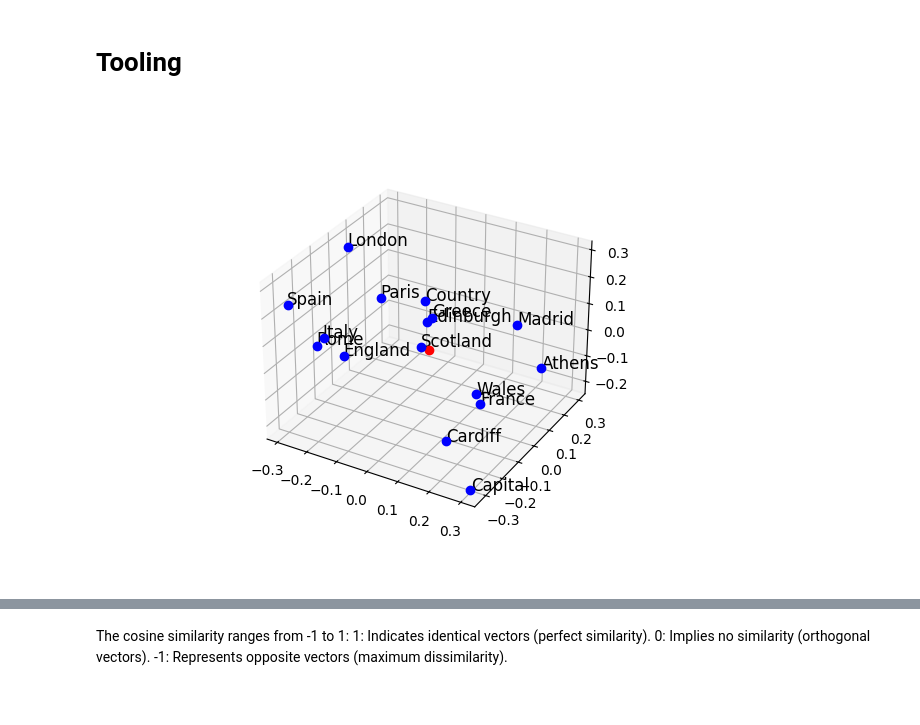
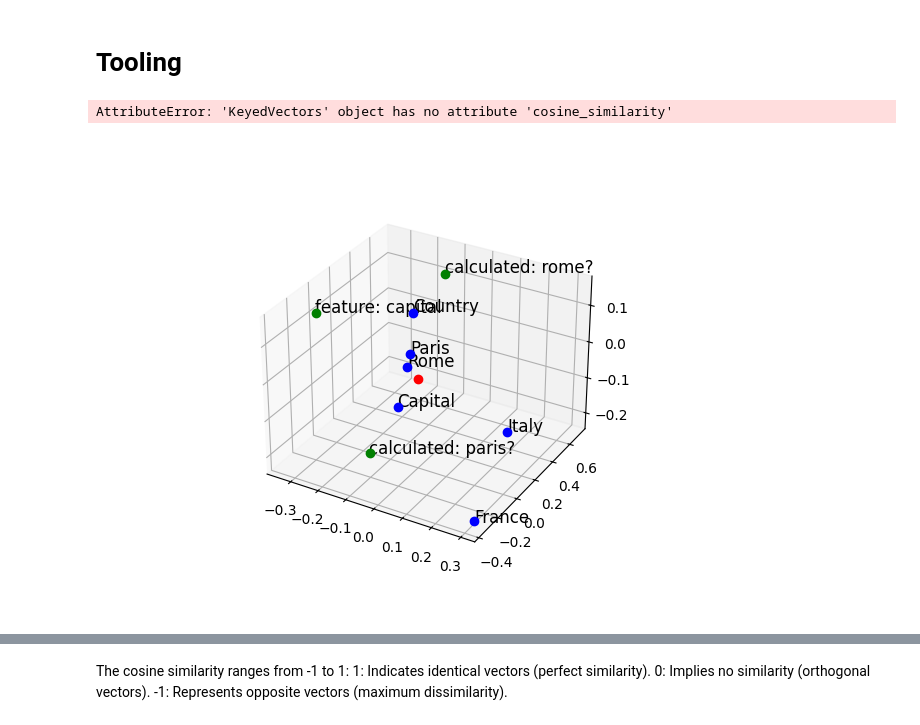
Before and after one commit to DanielJMWilliams/PolysemanticUniversality, a Jupyter notebook: embeddings_tests.ipynb, the cells around one changed output, grey strips where cells are left out. Cells and saved outputs as stored; diff of their text form; code cells hidden in the pictures.

Commit message:
add additional points to graph

```diff
--- a/embeddings_tests.ipynb
+++ b/embeddings_tests.ipynb
@@ -111,53 +111,83 @@ def getCoords(vocab, model):
   for word in vocab:
     v = model.wv[word]
     xs.append(v[0])
     ys.append(0)
   return xs, ys
 
 def plot_on_graph(point, annotation, graph):
   graph.plot(point[0], point[1], point[2],  'go')
   graph.text(point[0] * (1 + 0.01), point[1] * (1 + 0.01), point[2] * (1 + 0.01) , annotation, fontsize=12)
   return graph
 
-def plot(vocab, model, dimensions):
+def plot_point(point, ax, dimensions, colour):
+  v = point["vector"]
+  if dimensions <=2:
+    ax.plot(v[0], v[1], colour)
+    ax.text(v[0] * (1 + 0.01), v[1] * (1 + 0.01) , point["annotation"], fontsize=12)
+
+  elif dimensions >=3:
+    # syntax for 3-D projection
+    ax.plot(v[0], v[1], v[2], colour)
+    ax.text(v[0] * (1 + 0.01), v[1] * (1 + 0.01) , v[2] * (1 + 0.01) , point["annotation"], fontsize=12, zorder=1)
+  return ax
+
+def plot(points, dimensions, additional_points):
   fig = plt.figure()
   if dimensions>=3:
     ax = plt.axes(projection ='3d')
     #plot origin
     ax.plot(0, 0, 0, 'ro')
+  elif dimensions==2:
+    ax = plt.axes()
+    #plot origin
+    ax.plot(0, 0, 'ro')
 
+  for i, p in enumerate(points):
+    ax = plot_point(p, ax, dimensions, "bo")
+  for i, p in enumerate(additional_points):
+    ax = plot_point(p, ax, dimensions, "go")
 
+  return fig
+
+def prepare_word_plots(vocab, model):
+  points = []
   for i, word in enumerate(vocab):
     v = model.wv[word]
-    x = v[0]
-    y = 0
-    z = 0
-    if dimensions>=2:
-      y = v[1]
-    if dimensions>=3:
-      z= v[2]
+    p = {
+      "annotation": word,
+      "vector": v
+    }
+    points.append(p)
 
-    if dimensions <=2:
-      plt.plot(x, y, 'bo')
-      plt.text(x * (1 + 0.01), y * (1 + 0.01) , word, fontsize=12)
-      plt.axhline()
-      plt.axvline()
-
-    elif dimensions >=3:
-      # syntax for 3-D projection
-      ax.plot(x, y, z, 'bo')
-      ax.text(x * (1 + 0.01), y * (1 + 0.01) , z * (1 + 0.01) , word, fontsize=12, zorder=1)
-
-  return fig
+  return points
 
 def all(corpus, dimensions):
   vocab = corpus_vocab(corpus)
   model = train_model(corpus, dimensions)
-  graph = plot(vocab, model, dimensions)
+  word_points = prepare_word_plots(vocab, model)
+  points = word_points
+  additional_points = [
+    {
+      "annotation": "feature: capital",
+      "vector": model.wv["Rome"] - model.wv["Italy"]
+    },
+    {
+      "annotation": "calculated: paris?",
+      "vector": model.wv["Rome"] - model.wv["Italy"] + model.wv["France"]
+    },
+    {
+      "annotation": "calculated: rome?",
+      "vector": model.wv["Paris"] - model.wv["France"] + model.wv["Italy"]
+    },
+
+  ]
+  graph = plot(points, dimensions, additional_points)
   return model, vocab, graph
 
 #all(corpus, 1)
-model, vocab, graph = all(corpus_capital, 3)
+model, vocab, graph = all(corpus_capital_small, 3)
+model.wv.cosine_similarity(model.wv["Rome"]-model.wv["Italy"]+model.wv["France"], model.wv["Paris"])
 #plot_on_graph([0,1,2], "", graph)
 # %% [output]
+AttributeError: 'KeyedVectors' object has no attribute 'cosine_similarity'
-[figure, old version]
+[figure, new version]
```
Also changed, not shown: parts of 1 cell of this notebook.
